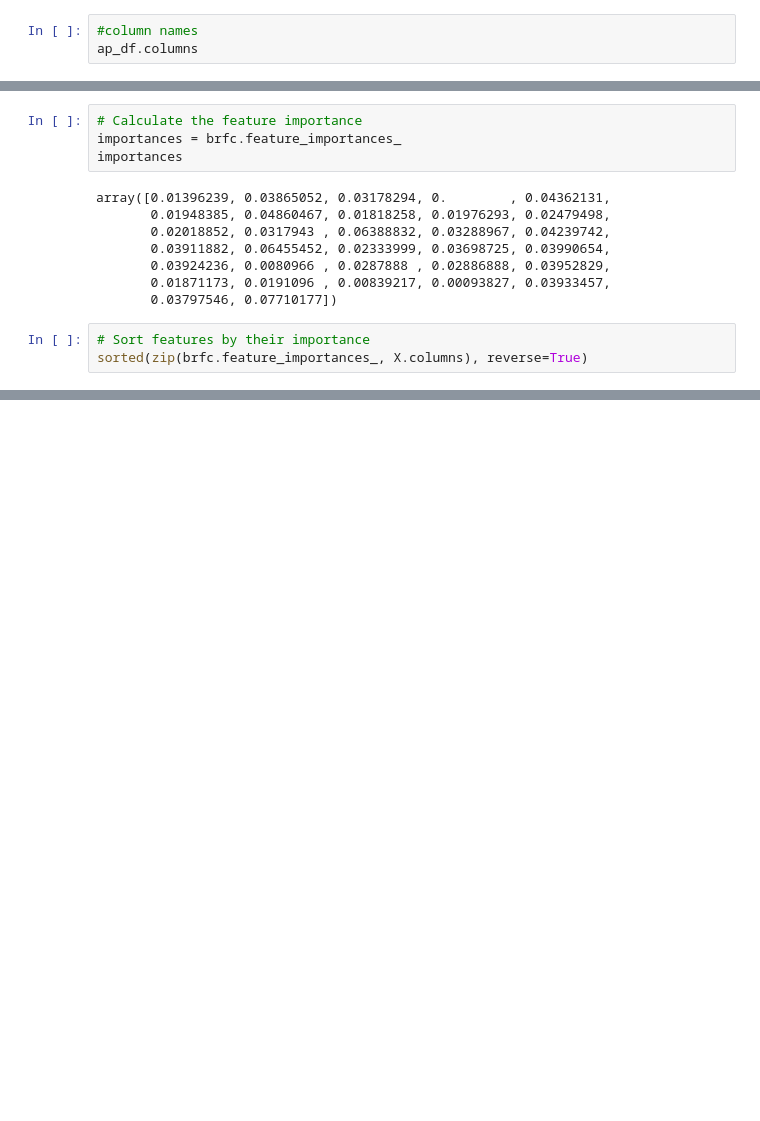
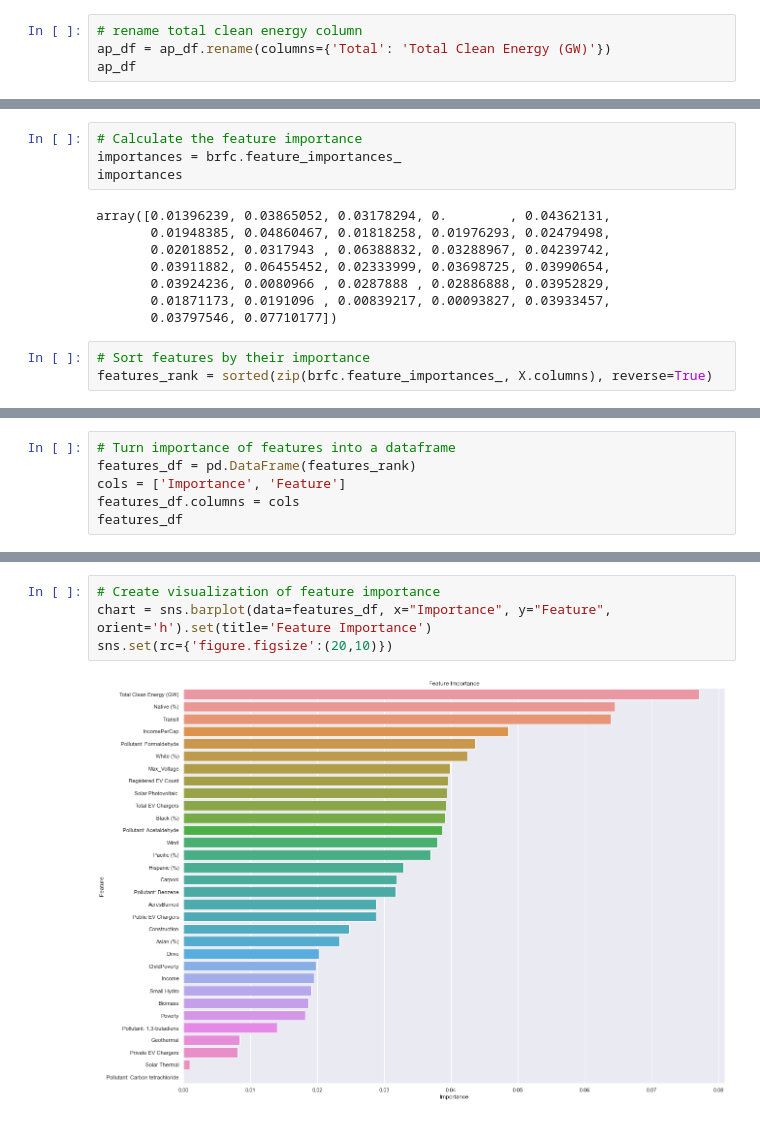
Before and after one commit to Bropell/Asthma_Analysis_in_California_Counties, a Jupyter notebook: Machine Learning/MachineLearning_BalancedRandomForest_REDO.ipynb, the cells around one changed output, grey strips where cells are left out. Saved outputs shown, nothing was run; the diff lists cells and outputs as text; blank space fills up the shorter version.

```diff
--- a/Machine Learning/MachineLearning_BalancedRandomForest_REDO.ipynb
+++ b/Machine Learning/MachineLearning_BalancedRandomForest_REDO.ipynb
@@ -15,6 +16,7 @@ ap_df = pd.read_csv(url)
 
 ap_df = ap_df.set_index("County")
 # %%
-#column names
-ap_df.columns
+# rename total clean energy column
+ap_df = ap_df.rename(columns={'Total': 'Total Clean Energy (GW)'})
+ap_df
 # %% [output]
@@ -130,4 +141,4 @@ array([0.01396239, 0.03865052, 0.03178294, 0.        , 0.04362131,
        0.03797546, 0.07710177])
 # %%
 # Sort features by their importance
-sorted(zip(brfc.feature_importances_, X.columns), reverse=True)
+features_rank = sorted(zip(brfc.feature_importances_, X.columns), reverse=True)
@@ -151,0 +145,6 @@ sorted(zip(brfc.feature_importances_, X.columns), reverse=True)
+# %%
+# Turn importance of features into a dataframe
+features_df = pd.DataFrame(features_rank)
+cols = ['Importance', 'Feature']
+features_df.columns = cols
+features_df
@@ -151,0 +169,6 @@ sorted(zip(brfc.feature_importances_, X.columns), reverse=True)
+# %%
+# Create visualization of feature importance
+chart = sns.barplot(data=features_df, x="Importance", y="Feature", orient='h').set(title='Feature Importance')
+sns.set(rc={'figure.figsize':(20,10)})
+# %% [output]
+[figure, added]
```
Also changed, not shown: parts of 6 cells of this notebook, 3 other files.
